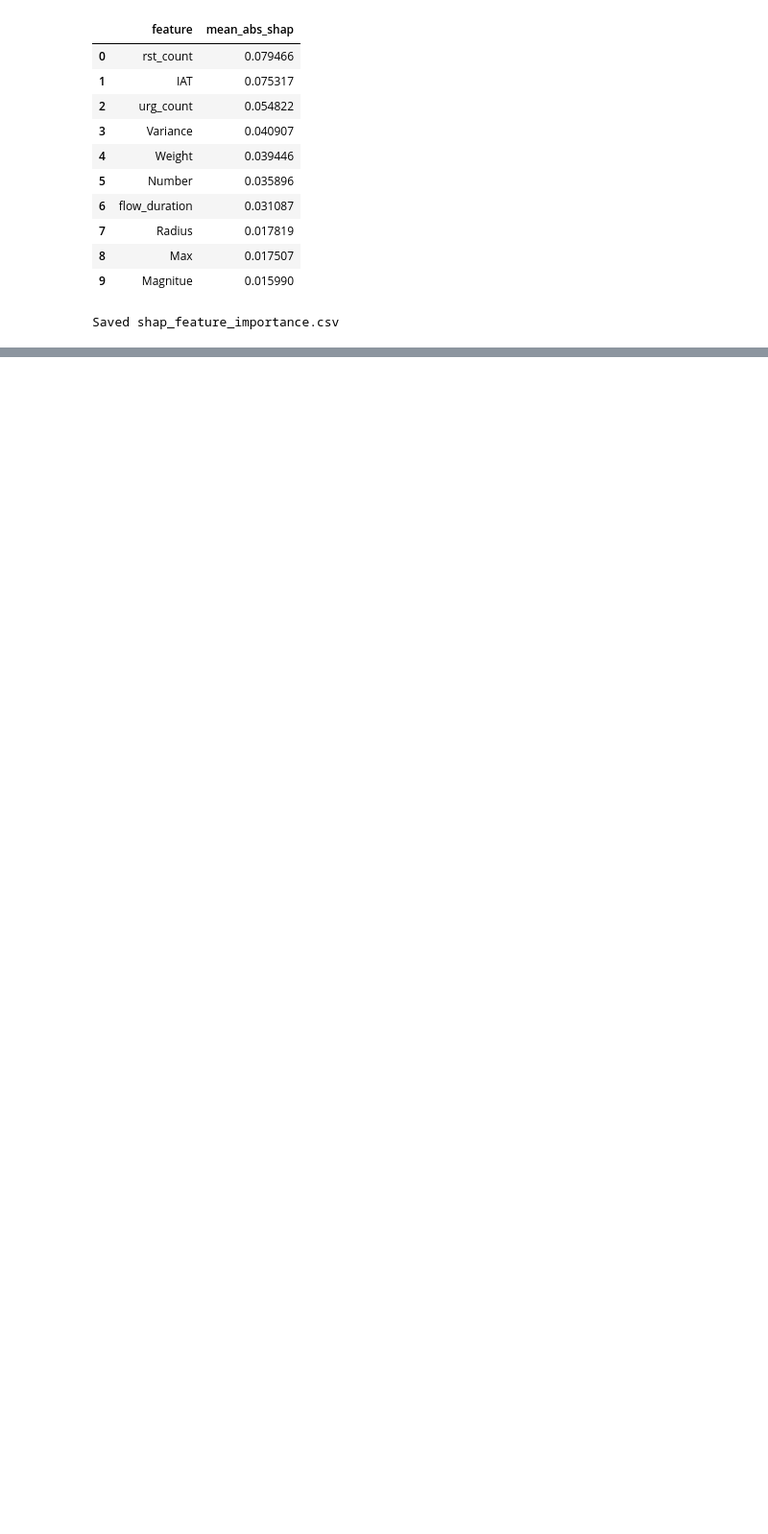
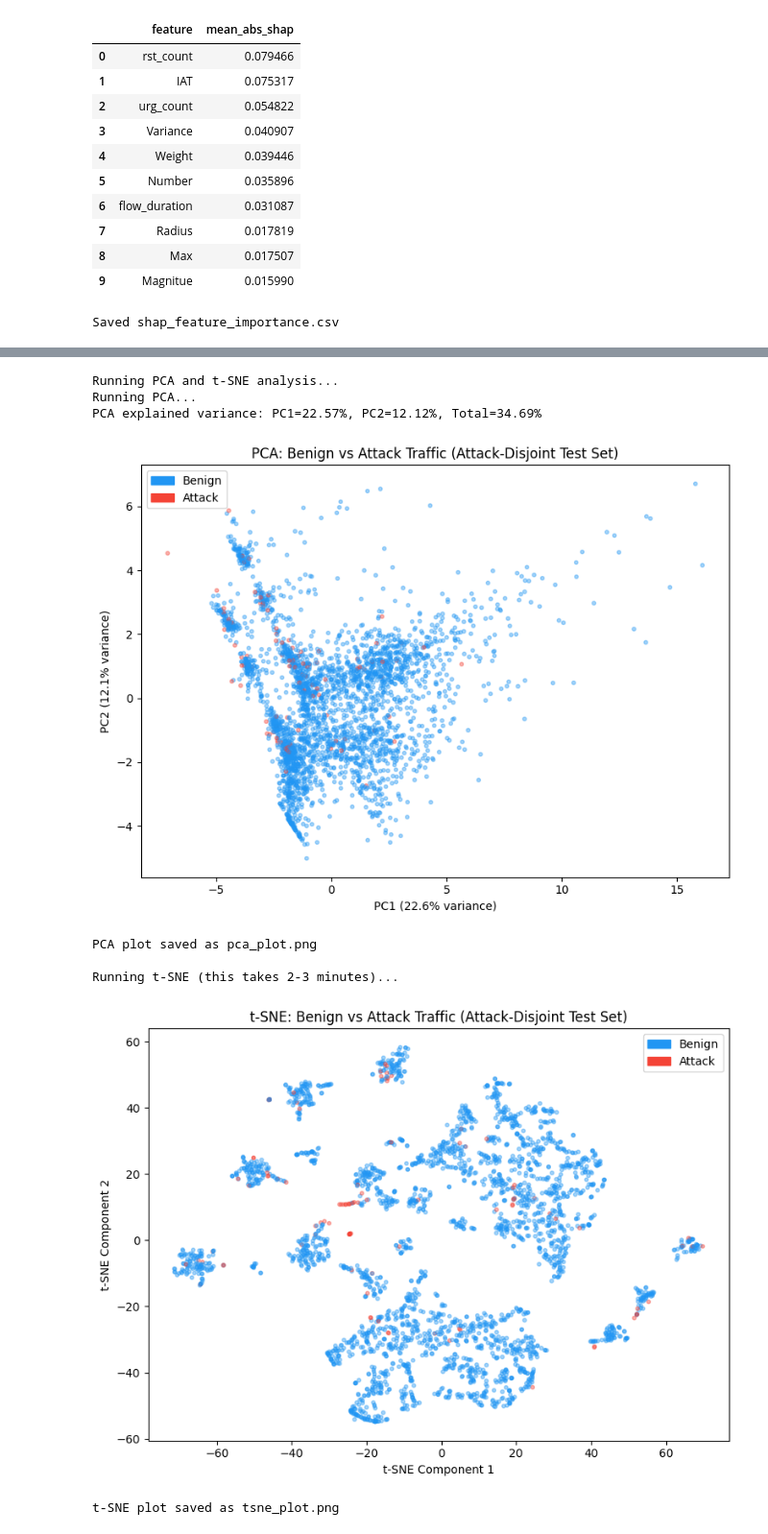
Before and after one commit to danjela234/CICIOT23, a Jupyter notebook: Thesis_Experiment.ipynb, the cells around one changed output, grey strips where cells are left out. Shown at 96% size. Cells and saved outputs as stored; diff of their text form; code cells hidden in the pictures; blank space fills up the shorter version.

```diff
--- a/Thesis_Experiment.ipynb
+++ b/Thesis_Experiment.ipynb
@@ -493,0 +1338,68 @@ Saved shap_feature_importance.csv
+# %%
+from sklearn.decomposition import PCA
+from sklearn.manifold import TSNE
+from sklearn.preprocessing import StandardScaler
+import matplotlib.pyplot as plt
+import numpy as np
+from matplotlib.patches import Patch
+
+print("Running PCA and t-SNE analysis...")
+
+# Sample from attack-disjoint test data
+sample_size = 3000
+idx = np.random.choice(len(X_te_th), sample_size, replace=False)
+X_vis = X_te_th.iloc[idx]
+y_vis = y_te_th.iloc[idx]
+
+# Scale
+scaler_vis = StandardScaler()
+X_vis_scaled = scaler_vis.fit_transform(X_vis)
+
+# Colors and legend
+colors = ['#2196F3' if y == 0 else '#F44336' for y in y_vis]
+legend = [Patch(color='#2196F3', label='Benign'),
+          Patch(color='#F44336', label='Attack')]
+
+# ── PCA ────────────────────────────────────────────────────────────
+print("Running PCA...")
+pca = PCA(n_components=2, random_state=42)
+X_pca = pca.fit_transform(X_vis_scaled)
+explained = pca.explained_variance_ratio_
+print(f"PCA explained variance: PC1={explained[0]:.2%}, PC2={explained[1]:.2%}, Total={sum(explained):.2%}")
+
+plt.figure(figsize=(8, 6))
+plt.scatter(X_pca[:, 0], X_pca[:, 1], c=colors, alpha=0.4, s=10)
+plt.xlabel(f'PC1 ({explained[0]:.1%} variance)')
+plt.ylabel(f'PC2 ({explained[1]:.1%} variance)')
+plt.title('PCA: Benign vs Attack Traffic (Attack-Disjoint Test Set)')
+plt.legend(handles=legend)
+plt.tight_layout()
+plt.savefig('pca_plot.png', dpi=150)
+plt.show()
+print("PCA plot saved as pca_plot.png")
+
+# ── t-SNE ──────────────────────────────────────────────────────────
+print("\nRunning t-SNE (this takes 2-3 minutes)...")
+tsne = TSNE(n_components=2, perplexity=30, random_state=42, max_iter=1000)
+X_tsne = tsne.fit_transform(X_vis_scaled)
+
+plt.figure(figsize=(8, 6))
+plt.scatter(X_tsne[:, 0], X_tsne[:, 1], c=colors, alpha=0.4, s=10)
+plt.xlabel('t-SNE Component 1')
+plt.ylabel('t-SNE Component 2')
+plt.title('t-SNE: Benign vs Attack Traffic (Attack-Disjoint Test Set)')
+plt.legend(handles=legend)
+plt.tight_layout()
+plt.savefig('tsne_plot.png', dpi=150)
+plt.show()
+print("t-SNE plot saved as tsne_plot.png")
+# %% [output]
+Running PCA and t-SNE analysis...
+Running PCA...
+PCA explained variance: PC1=22.57%, PC2=12.12%, Total=34.69%
+[figure, added]
+PCA plot saved as pca_plot.png
+
+Running t-SNE (this takes 2-3 minutes)...
+[figure, added]
+t-SNE plot saved as tsne_plot.png
```
Also changed, not shown: parts of 21 cells of this notebook, 1 other file.
